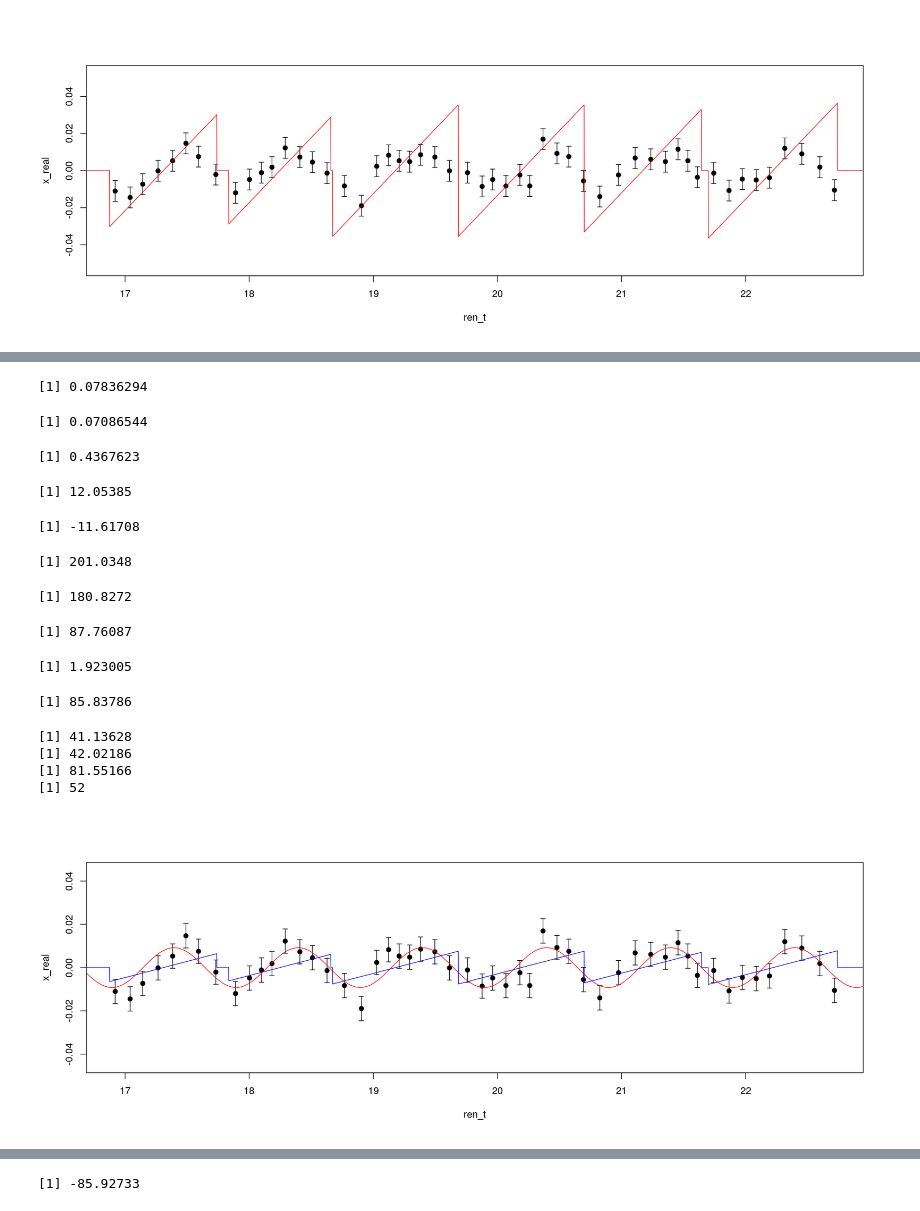
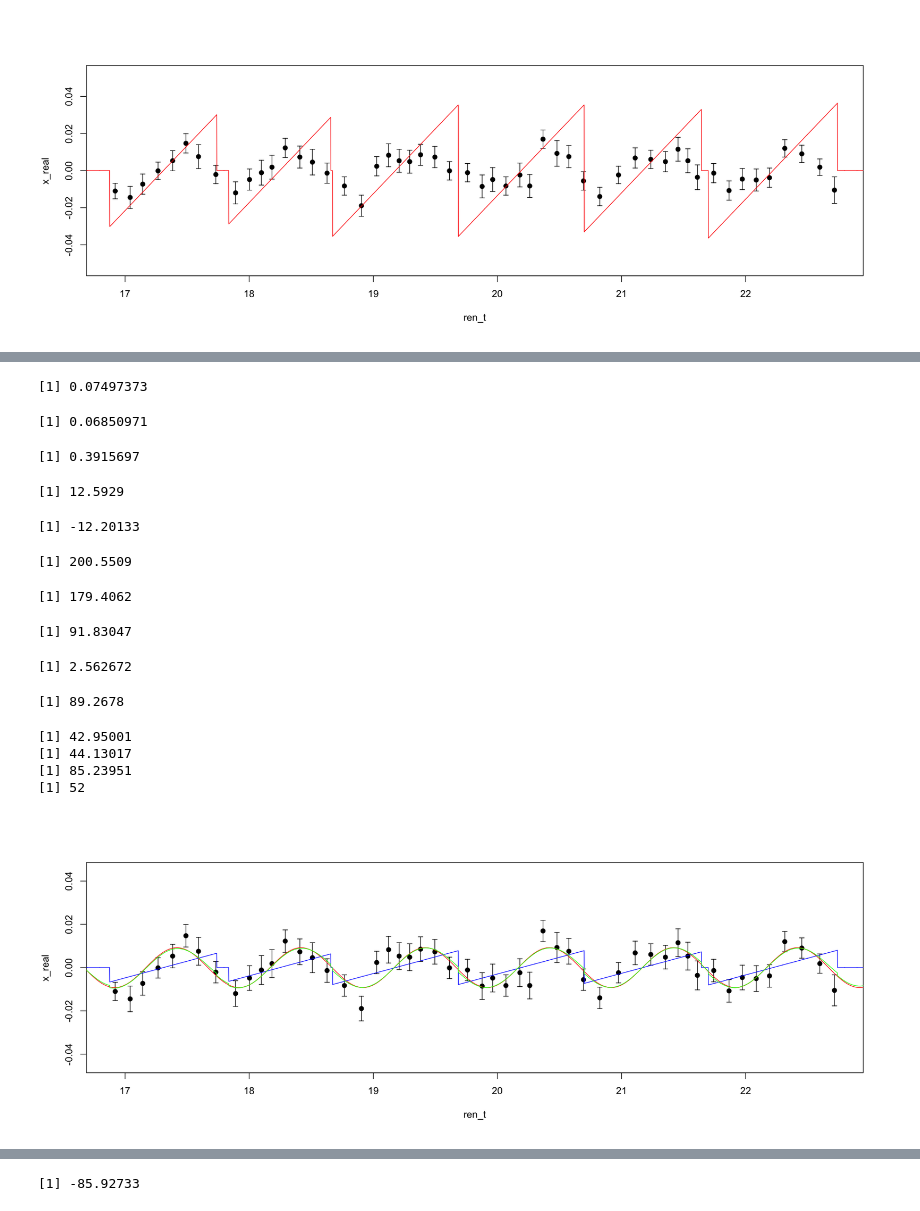
Before and after one commit to piacent/bayes_analysis, a Jupyter notebook: DAMA_Bayes_realdata_3.R.ipynb, the cells around one changed output, grey strips where cells are left out. Drawn from its saved outputs; the diff is of its cells as text; code cells hidden in the pictures.

```diff
--- a/DAMA_Bayes_realdata_3.R.ipynb
+++ b/DAMA_Bayes_realdata_3.R.ipynb
@@ -72,6 +89,8 @@ timewindows <- read.table("timewindows.txt")
 #}
 # %%
 dataframe <- read.table("dama_3.txt")
+yp    <- read.csv("DAMA_data/data_II_2_6_y+.csv", header = FALSE)
+
 
 N_r <- nrow(dataframe)
 t_real <- rep(1, N_r)
@@ -91,6 +110,8 @@ for (i in 1:N_r) {
     } else if (t_real[i]>= 5800) {
         sd_real[i] <- 0.009/2/0.8
     }
+        sd_real[i] <- yp[i,2] - dataframe[i,2]
+
 
 }
 ren_t <- (t_real)/365
@@ -139,7 +160,7 @@ sc_A         <- 0.05
 
 modello_cos    <-    "COSfix.bug" # file con modello di puro segnale
 
-#model_cos_init    <- list(A = 0.02, phi = 3.801730)
+#model_cos_init    <- list(A = 0.02, phi = phi_0)
 model_cos_init    <- list(A = 0.02)
 
 fitInput_r_cos <- NULL
@@ -151,7 +172,7 @@ fitInput_r_cos$t      <- ren_t
 fitInput_r_cos$ft     <- floor(ren_t+0.15)
 fitInput_r_cos$v      <- 1
 fitInput_r_cos$pi     <- pi
-fitInput_r_cos$phi    <- 3.801730
+fitInput_r_cos$phi    <- phi_0
 fitInput_r_cos$sc_A   <- sc_A
 
 
@@ -234,7 +255,7 @@ fitInput_r_saw$t      <- ren_t
 fitInput_r_saw$ft     <- time_resc
 fitInput_r_saw$v      <- 1
 fitInput_r_saw$pi     <- pi
-fitInput_r_saw$phi    <- 3.801730
+fitInput_r_saw$phi    <- phi_0
 
 
 # prior parameters
@@ -438,27 +459,33 @@ O31_r
 # %%
 ock_cos_r
 ock_osaw_r
-10 * log10(ock_cos_r/ock_osaw_r)
-10 * log10(ock_cos_r/ock_saw_r)
-10 * log10(ock_saw_r/ock_osaw_r)
+OC_CS = 10 * log10(ock_cos_r/ock_osaw_r)
+OC_CCS = 10 * log10(ock_cos_r/ock_saw_r)
+OC_SCS = 10 * log10(ock_saw_r/ock_osaw_r)
+OC_CS
+OC_CCS
+OC_SCS
 # %% [output]
-[1] 0.07836294
+[1] 0.07497373
-[1] 0.07086544
+[1] 0.06850971
-[1] 0.4367623
+[1] 0.3915697
-[1] 12.05385
+[1] 12.5929
-[1] -11.61708
+[1] -12.20133
 # %%
 log(l_cos_r)
 log(l_osaw_r)
-10*log10(l_cos_r/l_osaw_r)
-10*log10(l_cos_r/l_saw_r)
-10*log10(l_saw_r/l_osaw_r)
+LR_CS = 10*log10(l_cos_r/l_osaw_r)
+LR_CCS = 10*log10(l_cos_r/l_saw_r)
+LR_SCS = 10*log10(l_saw_r/l_osaw_r)
+LR_CS
+LR_CCS
+LR_SCS
 # %% [output]
-[1] 201.0348
+[1] 200.5509
-[1] 180.8272
+[1] 179.4062
-[1] 87.76087
+[1] 91.83047
-[1] 1.923005
+[1] 2.562672
-[1] 85.83786
+[1] 89.2678
 # %%
 # Computing the CHI2
 
@@ -482,9 +509,9 @@ chi2_osaw =- 2 * ( log(l_osaw_r) - sum(log(1/(sqrt(2*pi*sd_real^2)))))
 print(chi2_osaw)
 print(N_r)
 # %% [output]
-[1] 41.13628
-[1] 42.02186
-[1] 81.55166
+[1] 42.95001
+[1] 44.13017
+[1] 85.23951
 [1] 52
 # %%
 options(repr.plot.width=8*1.8, repr.plot.height=3*1.8)
@@ -503,37 +530,48 @@ for (i in 1:length(tmp)) {
 
 vec_cos <- rate_sim(x = tmp, rx= tr, SAW = 0,
                     A   = mean(mcmc_cos_r[,"A"]),
-                    phi = 3.801730
+                    phi = phi_0
                    )
 
 vec_osaw <- rate_sim(x = tmp, rx= tr, SAW = 1,
                     A   = 0,
                     phi = 0,
                     B   = mean(mcmc_osaw_r[,"B"])
                    )
 
+vec_saw <- rate_sim(x = tmp, rx= tr, SAW = 1,
+                    A   = mean(mcmc_saw_r[,"A"]),
+                    phi = phi_0,
+                    B   = mean(mcmc_saw_r[,"B"])
+                   )
+
+
+
 lines(tmp, vec_cos, col = 'red')
 lines(tmp, vec_osaw,col= 'blue')
+lines(tmp, vec_saw,col= 'green')
+
+
 
 
 #lines(tmp, rate_sim(tmp, SAW = 0,
 #                    A   = mean(mcmc_cos_r[,"A"]),
 #                    phi = mean(mcmc_cos_r[,"phi"])
 #                   ), col = 'red')
 #lines(tmp, rate_sim(tmp, SAW = 1,
 #                    A   = mean(mcmc_saw_r[,"A"]),
 #                    phi = mean(mcmc_saw_r[,"phi"]),
 #                    B   = mean(mcmc_saw_r[,"B"])
 #                   ), col = 'blue')
 #lines(tmp, rate_sim(tmp, SAW = 1,
 #                    A   = 0,
 #                    phi = 0,
 #                    B   = mean(mcmc_osaw_r[,"B"])
 #                   ), col = 'green')
 #tmp2 <- 0*tmp
 #lines(tmp, tmp2, col= 'green')
 # %% [output]
-[figure, old version]
+[figure, new version]
 # %%
 library(bridgesampling)
 library(R2jags)
```
Also changed, not shown: parts of 26 cells of this notebook, 4 other files.
